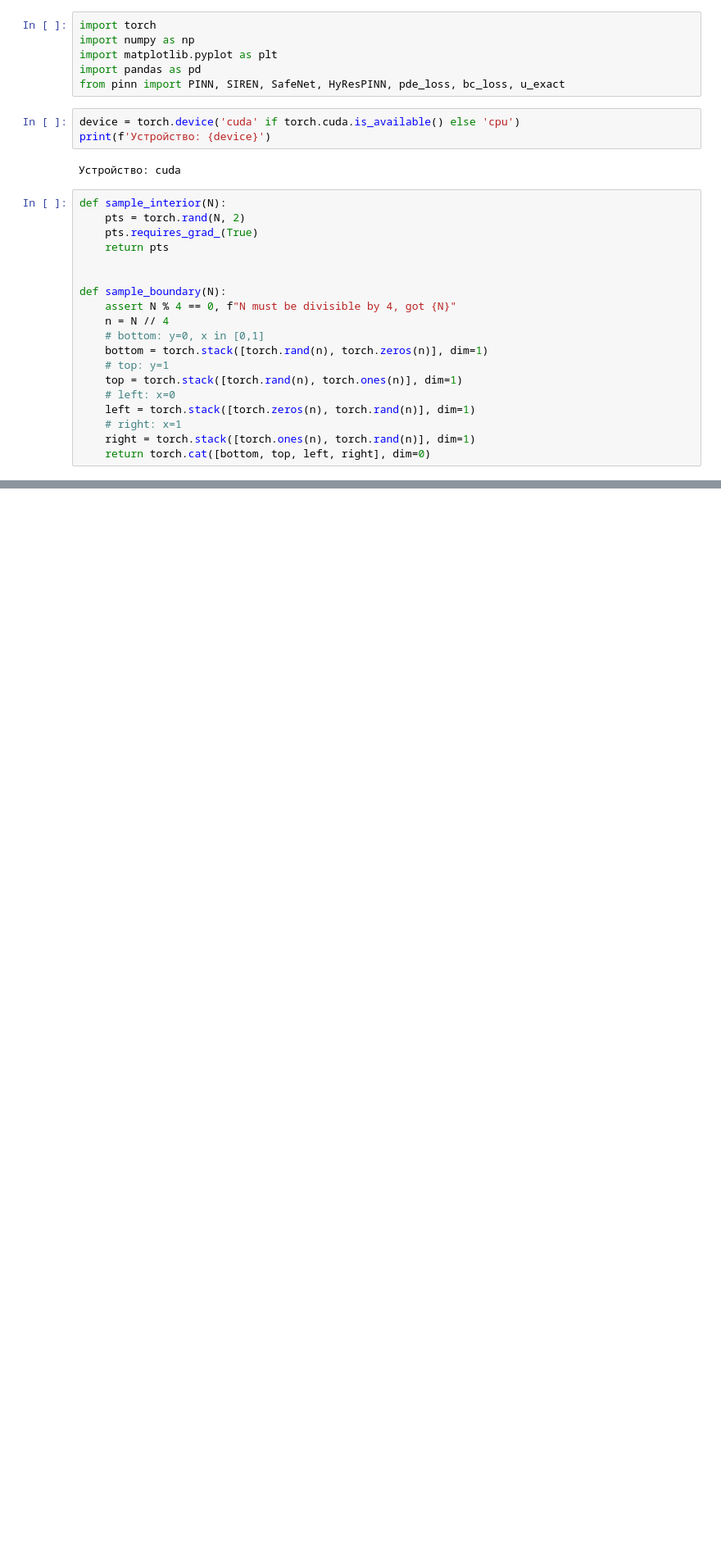
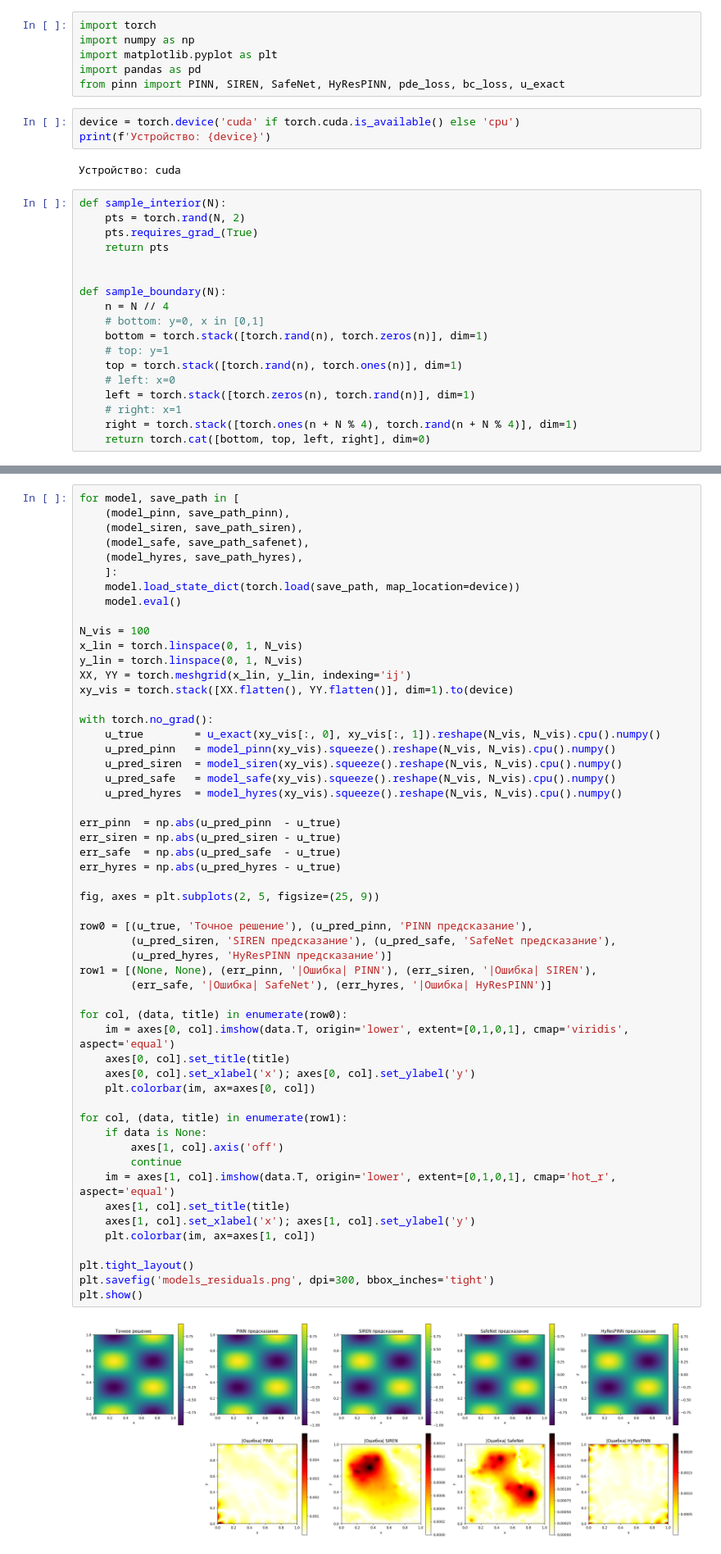
Before and after one commit to KhromovAA/numeric-methods-pinns, a Jupyter notebook: training.ipynb, the cells around one changed output, grey strips where cells are left out. Shown at 82% size. Cells and saved outputs as stored; diff of their text form; blank space fills up the shorter version.

```diff
--- a/training.ipynb
+++ b/training.ipynb
@@ -17,7 +17,6 @@ def sample_interior(N):
 
 
 def sample_boundary(N):
-    assert N % 4 == 0, f"N must be divisible by 4, got {N}"
     n = N // 4
     # bottom: y=0, x in [0,1]
     bottom = torch.stack([torch.rand(n), torch.zeros(n)], dim=1)
@@ -26,5 +25,5 @@ def sample_boundary(N):
     # left: x=0
     left = torch.stack([torch.zeros(n), torch.rand(n)], dim=1)
     # right: x=1
-    right = torch.stack([torch.ones(n), torch.rand(n)], dim=1)
+    right = torch.stack([torch.ones(n + N % 4), torch.rand(n + N % 4)], dim=1)
     return torch.cat([bottom, top, left, right], dim=0)
@@ -361,0 +389,56 @@ plt.show()
+# %%
+for model, save_path in [
+    (model_pinn, save_path_pinn),
+    (model_siren, save_path_siren),
+    (model_safe, save_path_safenet),
+    (model_hyres, save_path_hyres),
+    ]:
+    model.load_state_dict(torch.load(save_path, map_location=device))
+    model.eval()
+
+N_vis = 100
+x_lin = torch.linspace(0, 1, N_vis)
+y_lin = torch.linspace(0, 1, N_vis)
+XX, YY = torch.meshgrid(x_lin, y_lin, indexing='ij')
+xy_vis = torch.stack([XX.flatten(), YY.flatten()], dim=1).to(device)
+
+with torch.no_grad():
+    u_true        = u_exact(xy_vis[:, 0], xy_vis[:, 1]).reshape(N_vis, N_vis).cpu().numpy()
+    u_pred_pinn   = model_pinn(xy_vis).squeeze().reshape(N_vis, N_vis).cpu().numpy()
+    u_pred_siren  = model_siren(xy_vis).squeeze().reshape(N_vis, N_vis).cpu().numpy()
+    u_pred_safe   = model_safe(xy_vis).squeeze().reshape(N_vis, N_vis).cpu().numpy()
+    u_pred_hyres  = model_hyres(xy_vis).squeeze().reshape(N_vis, N_vis).cpu().numpy()
+
+err_pinn  = np.abs(u_pred_pinn  - u_true)
+err_siren = np.abs(u_pred_siren - u_true)
+err_safe  = np.abs(u_pred_safe  - u_true)
+err_hyres = np.abs(u_pred_hyres - u_true)
+
+fig, axes = plt.subplots(2, 5, figsize=(25, 9))
+
+row0 = [(u_true, 'Точное решение'), (u_pred_pinn, 'PINN предсказание'),
+        (u_pred_siren, 'SIREN предсказание'), (u_pred_safe, 'SafeNet предсказание'),
+        (u_pred_hyres, 'HyResPINN предсказание')]
+row1 = [(None, None), (err_pinn, '|Ошибка| PINN'), (err_siren, '|Ошибка| SIREN'),
+        (err_safe, '|Ошибка| SafeNet'), (err_hyres, '|Ошибка| HyResPINN')]
+
+for col, (data, title) in enumerate(row0):
+    im = axes[0, col].imshow(data.T, origin='lower', extent=[0,1,0,1], cmap='viridis', aspect='equal')
+    axes[0, col].set_title(title)
+    axes[0, col].set_xlabel('x'); axes[0, col].set_ylabel('y')
+    plt.colorbar(im, ax=axes[0, col])
+
+for col, (data, title) in enumerate(row1):
+    if data is None:
+        axes[1, col].axis('off')
+        continue
+    im = axes[1, col].imshow(data.T, origin='lower', extent=[0,1,0,1], cmap='hot_r', aspect='equal')
+    axes[1, col].set_title(title)
+    axes[1, col].set_xlabel('x'); axes[1, col].set_ylabel('y')
+    plt.colorbar(im, ax=axes[1, col])
+
+plt.tight_layout()
+plt.savefig('models_residuals.png', dpi=300, bbox_inches='tight')
+plt.show()
+# %% [output]
+[figure, added]
```
Also changed, not shown: parts of 14 cells of this notebook, 1 other file.
